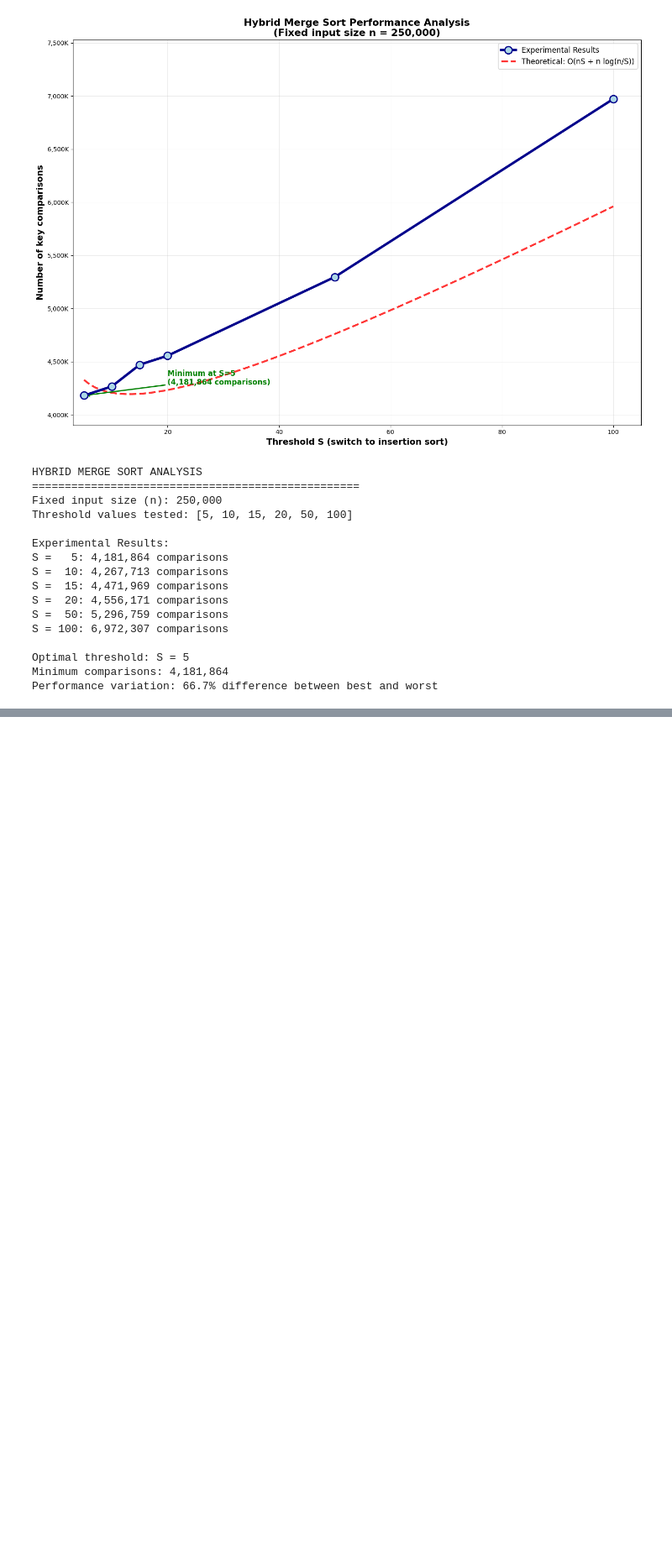
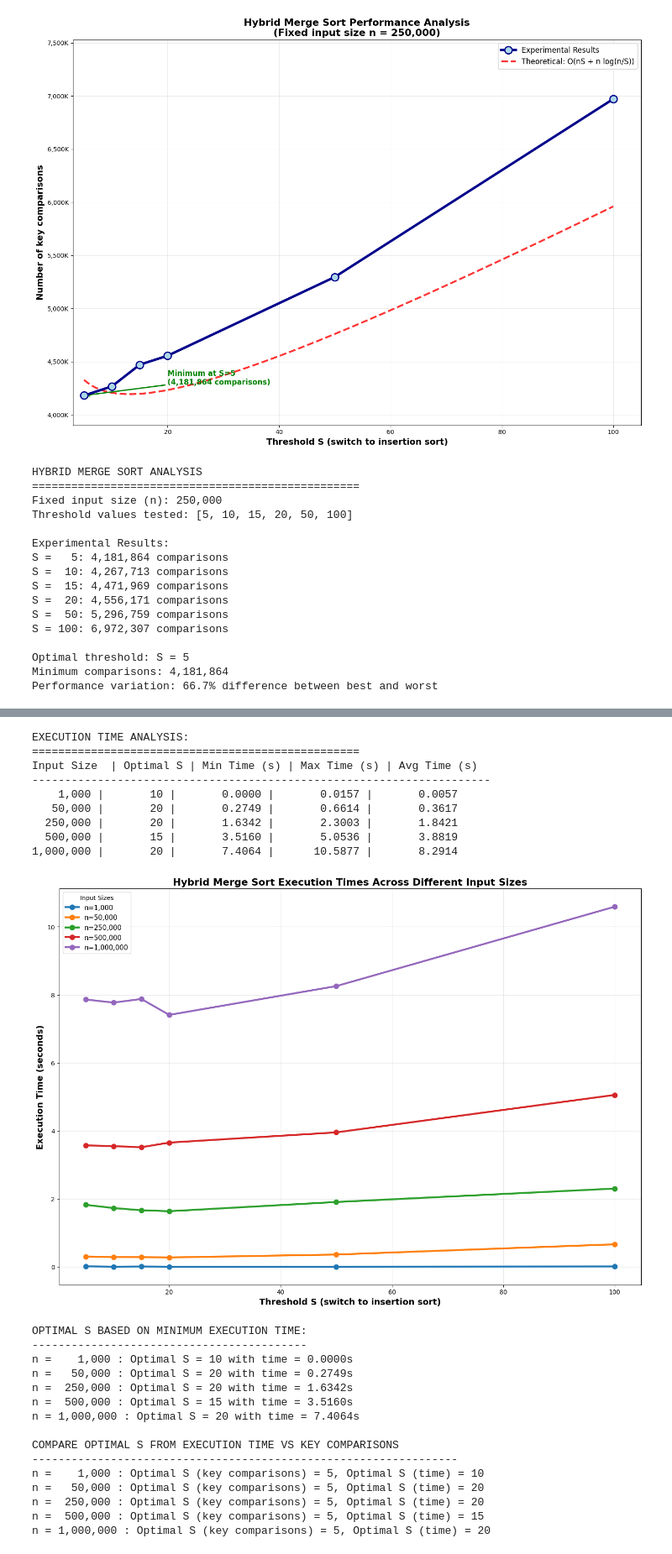
Before and after one commit to UnpretentiousCoder/Algo_design_and_analysis, a Jupyter notebook: lab1.ipynb, the cells around one changed output, grey strips where cells are left out. Shown at 84% size. Drawn from its saved outputs; the diff is of its cells as text; code cells hidden in the pictures; blank space fills up the shorter version.

```diff
--- a/lab1.ipynb
+++ b/lab1.ipynb
@@ -566,0 +653,77 @@ Worst improvement: 37.3%
+# %%
+import numpy as np
+import matplotlib.pyplot as plt
+
+print("\nEXECUTION TIME ANALYSIS:")
+print("=" * 50)
+
+# Display execution time summary per input size
+print("Input Size  | Optimal S | Min Time (s) | Max Time (s) | Avg Time (s)")
+print("-" * 70)
+for n in sizes:
+    times_dict = timing_results[n]
+    min_time_s = min(times_dict, key=times_dict.get)
+    min_time = times_dict[min_time_s]
+    max_time = max(times_dict.values())
+    avg_time = np.mean(list(times_dict.values()))
+
+    print(f"{n:9,} | {min_time_s:8d} | {min_time:12.4f} | {max_time:12.4f} | {avg_time:12.4f}")
+
+# Plot execution time vs S for each input size
+plt.figure(figsize=(14, 10))
+
+for n in sizes:
+    times = [timing_results[n][s] for s in S]
+    plt.plot(S, times, marker='o', linewidth=3, markersize=8, label=f"n={n:,}")
+
+plt.xlabel("Threshold S (switch to insertion sort)", fontsize=14, fontweight='bold')
+plt.ylabel("Execution Time (seconds)", fontsize=14, fontweight='bold')
+plt.title("Hybrid Merge Sort Execution Times Across Different Input Sizes", fontsize=16, fontweight='bold')
+plt.legend(title="Input Sizes", fontsize=11)
+plt.grid(True, alpha=0.3)
+plt.tight_layout()
+plt.show()
+
+# Analyze and print the optimal S based on minimum execution time for each input size
+print("\nOPTIMAL S BASED ON MINIMUM EXECUTION TIME:")
+print("-" * 42)
+optimal_time_s = {}
+for n in sizes:
+    min_s = min(timing_results[n], key=timing_results[n].get)
+    min_time = timing_results[n][min_s]
+    optimal_time_s[n] = min_s
+    print(f"n = {n:8,} : Optimal S = {min_s} with time = {min_time:.4f}s")
+
+# Optionally, compare optimal S from key comparisons vs from execution time
+print("\nCOMPARE OPTIMAL S FROM EXECUTION TIME VS KEY COMPARISONS")
+print("-" * 65)
+for n in sizes:
+    best_s_comparisons = min(results_by_size[n], key=results_by_size[n].get)
+    best_s_time = optimal_time_s[n]
+    print(f"n = {n:8,} : Optimal S (key comparisons) = {best_s_comparisons}, Optimal S (time) = {best_s_time}")
+# %% [output]
+EXECUTION TIME ANALYSIS:
+==================================================
+Input Size  | Optimal S | Min Time (s) | Max Time (s) | Avg Time (s)
+----------------------------------------------------------------------
+    1,000 |       10 |       0.0000 |       0.0157 |       0.0057
+   50,000 |       20 |       0.2749 |       0.6614 |       0.3617
+  250,000 |       20 |       1.6342 |       2.3003 |       1.8421
+  500,000 |       15 |       3.5160 |       5.0536 |       3.8819
+1,000,000 |       20 |       7.4064 |      10.5877 |       8.2914
+[figure, added]
+OPTIMAL S BASED ON MINIMUM EXECUTION TIME:
+------------------------------------------
+n =    1,000 : Optimal S = 10 with time = 0.0000s
+n =   50,000 : Optimal S = 20 with time = 0.2749s
+n =  250,000 : Optimal S = 20 with time = 1.6342s
+n =  500,000 : Optimal S = 15 with time = 3.5160s
+n = 1,000,000 : Optimal S = 20 with time = 7.4064s
+
+COMPARE OPTIMAL S FROM EXECUTION TIME VS KEY COMPARISONS
+-----------------------------------------------------------------
+n =    1,000 : Optimal S (key comparisons) = 5, Optimal S (time) = 10
+n =   50,000 : Optimal S (key comparisons) = 5, Optimal S (time) = 20
+n =  250,000 : Optimal S (key comparisons) = 5, Optimal S (time) = 20
+n =  500,000 : Optimal S (key comparisons) = 5, Optimal S (time) = 15
+n = 1,000,000 : Optimal S (key comparisons) = 5, Optimal S (time) = 20
```
Also changed, not shown: parts of 19 cells of this notebook.
